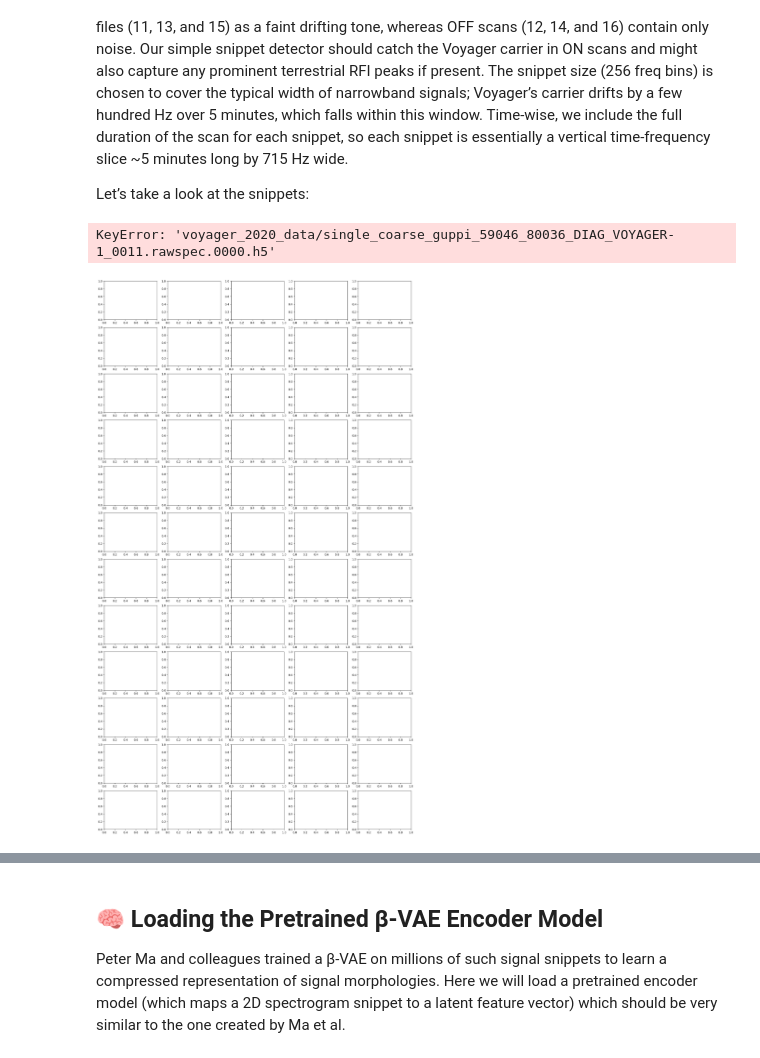
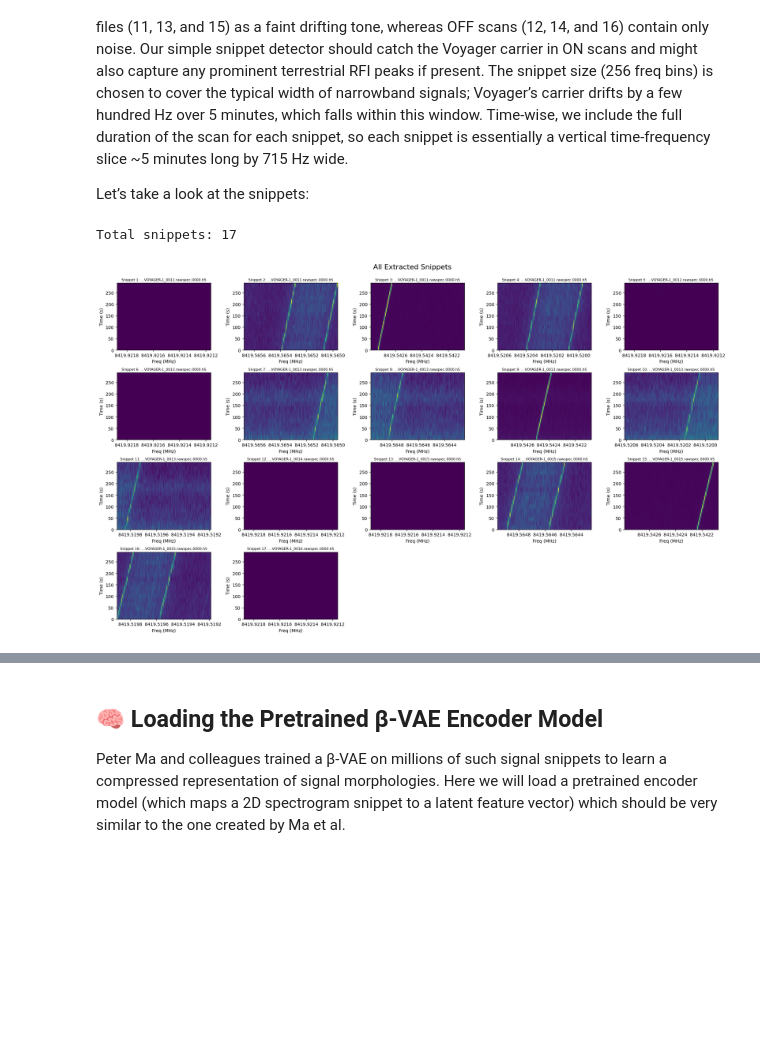
Before and after one commit to elanlavie/VoyagerMLTutorial, a Jupyter notebook: Copy_of_VoyagerMLTutorial_8_6_Update.ipynb, the cells around one changed output, grey strips where cells are left out. Saved outputs shown, nothing was run; the diff lists cells and outputs as text; code cells hidden in the pictures; blank space fills up the shorter version.

```diff
--- a/Copy_of_VoyagerMLTutorial_8_6_Update.ipynb
+++ b/Copy_of_VoyagerMLTutorial_8_6_Update.ipynb
@@ -231,6 +225,20 @@ cols = 5
 rows = int(np.ceil(num_snips / cols))
 
 fig, axs = plt.subplots(rows, cols, figsize=(cols * 4, rows * 3))
+
+# Cache frequencies and time resolution for each file
+freq_lookup = {}
+tsamp_lookup = {}
+for fname in set(fname for fname, _, _ in snippet_locs):
+  wf = Waterfall(fname, load_data=False)
+  fch1 = wf.header['fch1']
+  foff = wf.header['foff']
+  nchans = wf.header['nchans']
+  freqs = fch1 + np.arange(nchans) * foff
+  freq_lookup[fname] = freqs
+  tsamp_lookup[fname] = wf.header.get('tsamp', 1.0)
+
+print(f"Total snippets: {num_snips}")
 
 for i, (snippet, (fname, f_start, f_end)) in enumerate(zip(snippets, snippet_locs)):
     r, c = divmod(i, cols)
@@ -238,32 +246,32 @@ for i, (snippet, (fname, f_start, f_end)) in enumerate(zip(snippets, snippet_loc
 
     # Normalize lookup key
     key = fname
     tsamp = tsamp_lookup[key]
     freqs = freq_lookup[key][f_start:f_end]
     extent = [freqs[0], freqs[-1], 0, snippet.shape[0] * tsamp]
 
     # Shorten filename
     short_name = key
     if len(short_name) > 30:
         short_name = f"…{short_name[-30:]}"
     title = f"Snippet {i + 1}: {short_name}"
 
     ax.imshow(snippet, aspect='auto', origin='lower', cmap='viridis', extent=extent)
     ax.set_title(title, fontsize=8)
     ax.set_xlabel("Freq (MHz)")
     ax.set_ylabel("Time (s)")
 
 # Hide unused subplots
 for i in range(num_snips, rows * cols):
     r, c = divmod(i, cols)
     ax = axs[r][c] if rows > 1 else axs[c]
     ax.axis("off")
 
 # Apply layout fixes
 plt.tight_layout()
 fig.subplots_adjust(top=0.93)
 fig.suptitle("All Extracted Snippets", fontsize=16)
 plt.show()
 # %% [output]
-KeyError: 'voyager_2020_data/single_coarse_guppi_59046_80036_DIAG_VOYAGER-1_0011.rawspec.0000.h5'
+Total snippets: 17
-[figure, old version]
+[figure, new version]
```
Also changed, not shown: parts of 13 cells of this notebook.
